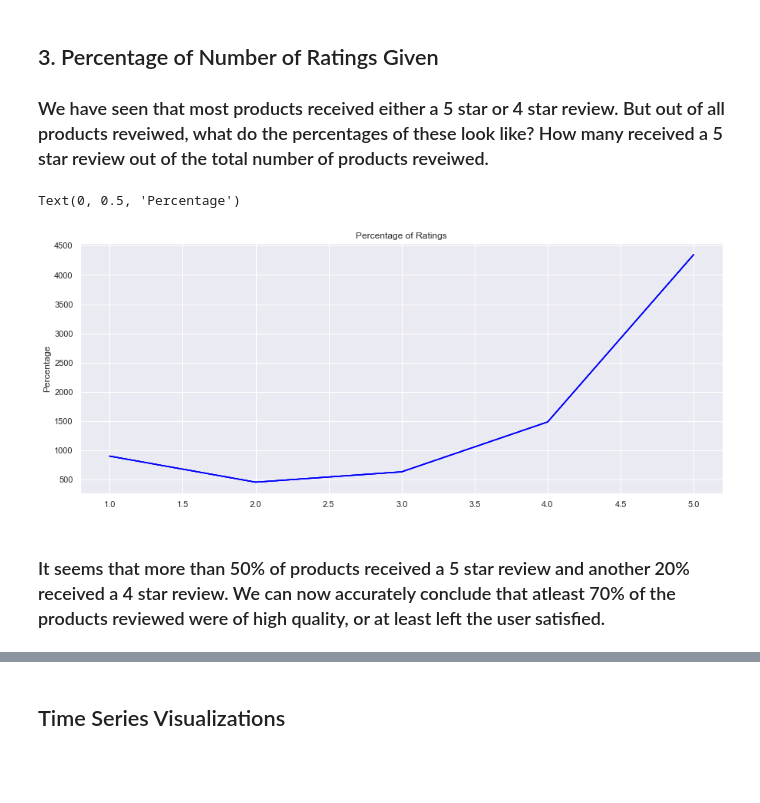
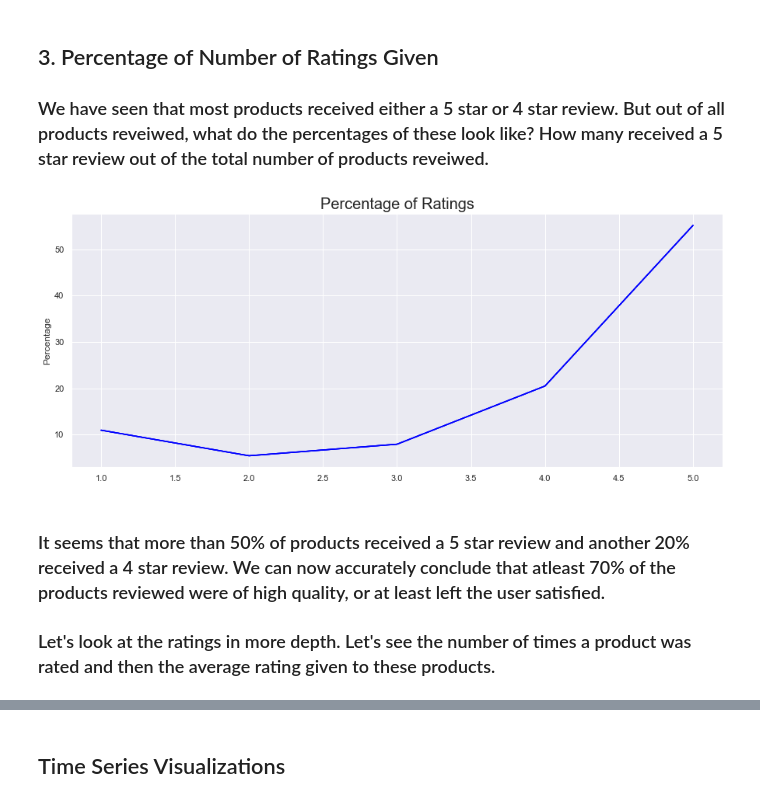
Before and after one commit to Shaheerairaj/Amazon-Product-Recommendation-System, a Jupyter notebook: Amazon Project/Amazon Project.ipynb, the cells around one changed output, grey strips where cells are left out. Cells and saved outputs as stored; diff of their text form; code cells hidden in the pictures; blank space fills up the shorter version.

```diff
--- a/Amazon Project/Amazon Project.ipynb
+++ b/Amazon Project/Amazon Project.ipynb
@@ -21,7 +31,7 @@ sns.set_theme()
 # %%
 #Importing Data
 
-df = pd.read_csv('Datasets/Amazon Reviews.csv', names = ['User ID','Product ID','Rating','Time Stamp'])
+df = pd.read_csv('Datasets/Amazon Reviews.csv', names = ['User ID','Product ID','Rating','Time Stamp'], nrows = 100000)
 df['Time Stamp'] = df['Time Stamp'].apply(lambda x:datetime.fromtimestamp(x))
 df = df.rename(columns={'Time Stamp':'Date'})
 df.head()
@@ -116,11 +123,12 @@ df.groupby('User ID').count().describe()
 ### We have seen that most products received either a 5 star or 4 star review. But out of all products reveiwed, what do the percentages of these look like? How many received a 5 star review out of the total number of products reveiwed.
 # %%
 plt.figure(figsize=(15,6))
-plt.plot((df.groupby('Rating').count()/100000)*100, color='blue')
-plt.title('Percentage of Ratings')
-plt.ylabel('Percentage')
+plt.plot((df.groupby('Rating').count()/df.shape[0])*100, color='blue')
+plt.title('Percentage of Ratings', fontdict={'fontsize':20})
+plt.ylabel('Percentage');
 # %% [output]
-Text(0, 0.5, 'Percentage')
-[figure, old version]
+[figure, new version]
 # %% [markdown]
 ### It seems that more than 50% of products received a 5 star review and another 20% received a 4 star review. We can now accurately conclude that atleast 70% of the products reviewed were of high quality, or at least left the user satisfied.
+
+### Let's look at the ratings in more depth. Let's see the number of times a product was rated and then the average rating given to these products.
```
Also changed, not shown: parts of 49 cells of this notebook.
